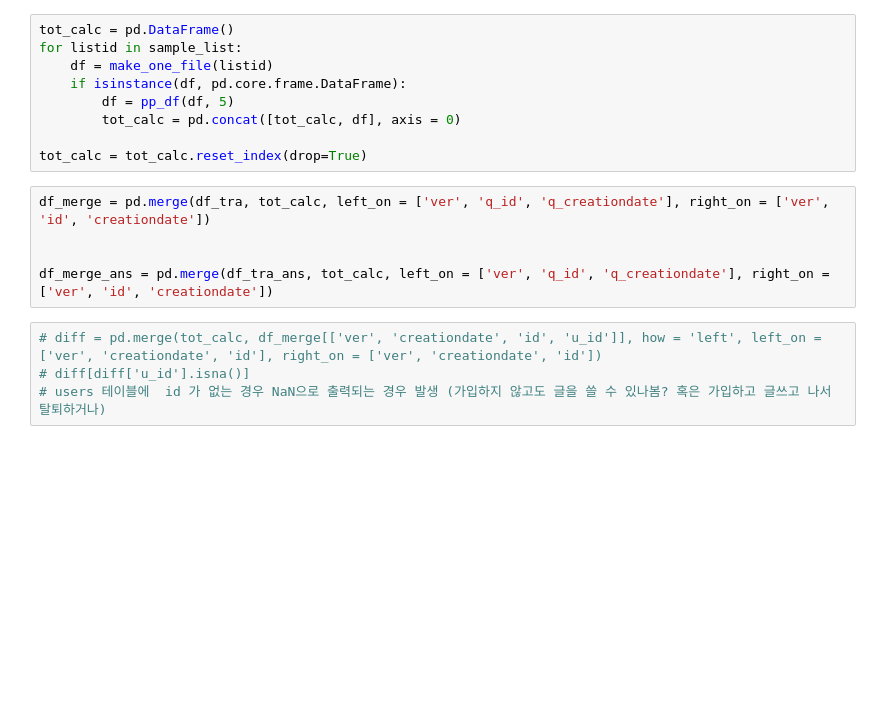
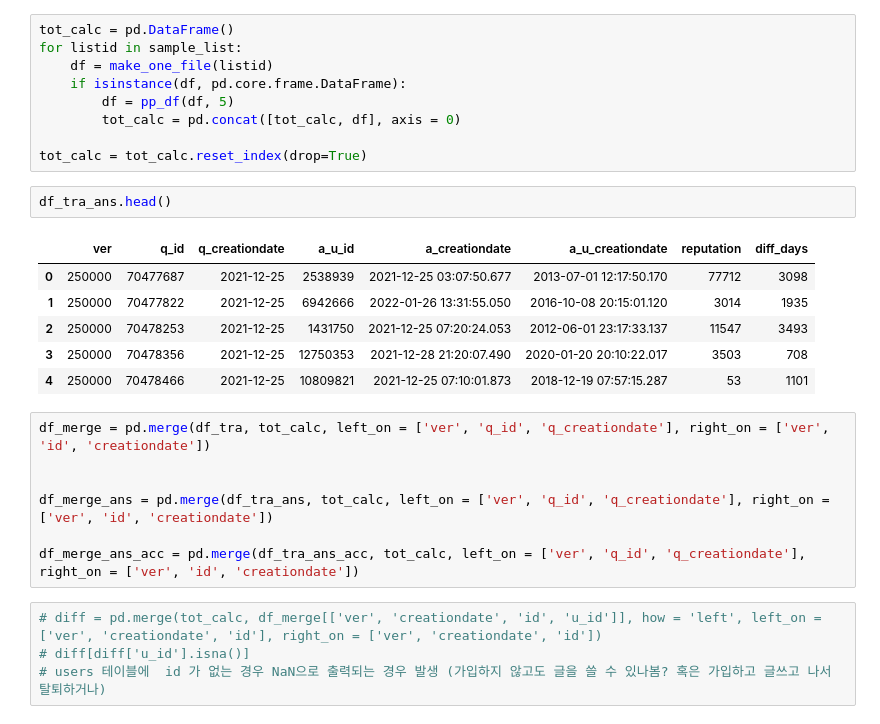
Before and after one commit to boysbeanxious/stackoverflow_src, a Jupyter notebook: trajectory/1_preprocessing.ipynb, the cells around one changed output. Cells and saved outputs as stored; diff of their text form; blank space fills up the shorter version.

```diff
--- a/trajectory/1_preprocessing.ipynb
+++ b/trajectory/1_preprocessing.ipynb
@@ -93,11 +102,22 @@ for listid in sample_list:
         tot_calc = pd.concat([tot_calc, df], axis = 0)
 
 tot_calc = tot_calc.reset_index(drop=True)
+# %%
+df_tra_ans.head()
+# %% [output]
+|  | ver | q_id | q_creationdate | a_u_id | a_creationdate | a_u_creationdate | reputation | diff_days |
+| 0 | 250000 | 70477687 | 2021-12-25 | 2538939 | 2021-12-25 03:07:50.677 | 2013-07-01 12:17:50.170 | 77712 | 3098 |
+| 1 | 250000 | 70477822 | 2021-12-25 | 6942666 | 2022-01-26 13:31:55.050 | 2016-10-08 20:15:01.120 | 3014 | 1935 |
+| 2 | 250000 | 70478253 | 2021-12-25 | 1431750 | 2021-12-25 07:20:24.053 | 2012-06-01 23:17:33.137 | 11547 | 3493 |
+| 3 | 250000 | 70478356 | 2021-12-25 | 12750353 | 2021-12-28 21:20:07.490 | 2020-01-20 20:10:22.017 | 3503 | 708 |
+| 4 | 250000 | 70478466 | 2021-12-25 | 10809821 | 2021-12-25 07:10:01.873 | 2018-12-19 07:57:15.287 | 53 | 1101 |
 # %%
 df_merge = pd.merge(df_tra, tot_calc, left_on = ['ver', 'q_id', 'q_creationdate'], right_on = ['ver', 'id', 'creationdate'])
 
 
 df_merge_ans = pd.merge(df_tra_ans, tot_calc, left_on = ['ver', 'q_id', 'q_creationdate'], right_on = ['ver', 'id', 'creationdate'])
+
+df_merge_ans_acc = pd.merge(df_tra_ans_acc, tot_calc, left_on = ['ver', 'q_id', 'q_creationdate'], right_on = ['ver', 'id', 'creationdate'])
 # %%
 # diff = pd.merge(tot_calc, df_merge[['ver', 'creationdate', 'id', 'u_id']], how = 'left', left_on = ['ver', 'creationdate', 'id'], right_on = ['ver', 'creationdate', 'id'])
 # diff[diff['u_id'].isna()]
```
Also changed, not shown: parts of 10 cells of this notebook, 2 other files.
